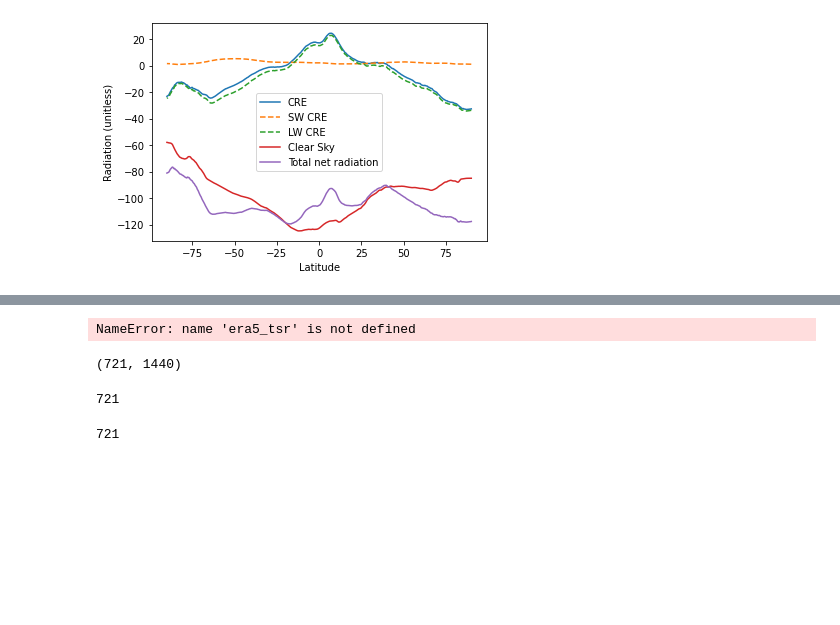
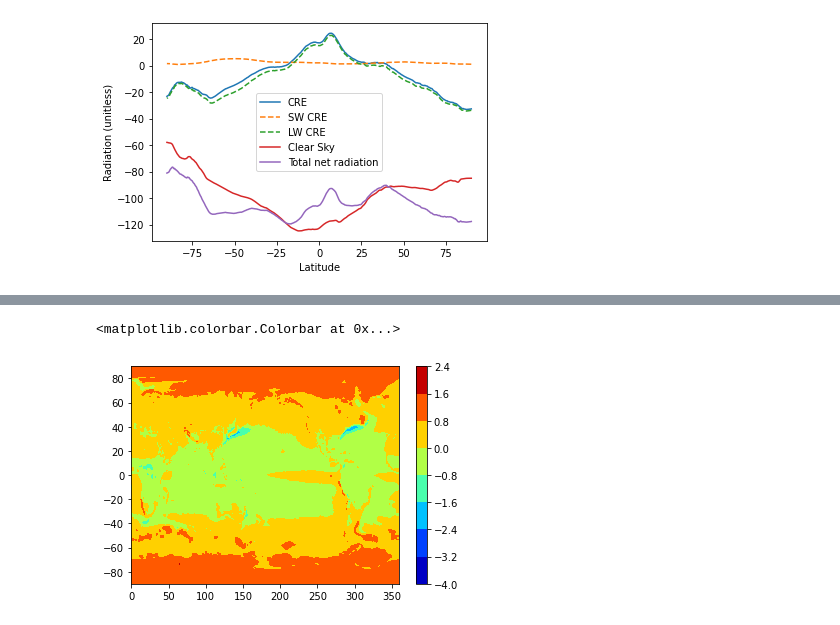
Before and after one commit to margueriti/rossbypalooza2022_CRE, a Jupyter notebook: test_liuxhy.ipynb, the cells around one changed output, grey strips where cells are left out. Drawn from its saved outputs; the diff is of its cells as text; code cells hidden in the pictures; blank space fills up the shorter version.

```diff
--- a/test_liuxhy.ipynb
+++ b/test_liuxhy.ipynb
@@ -123,5 +123,5 @@ plt.legend()
 # %%
 filesource = '/project2/rossby/group11/cc_1979_2021_mean.nc'
 with xr.open_dataset(filesource) as ds:
-    pressure_level = ds['level'].values
-    cloud_fraction = ds['cc'].values
+    ds['level'] = ds.level/1000
+    cloud_fraction = ds['cc']
@@ -129,35 +142,25 @@ with xr.open_dataset(filesource) as ds:
 filesource = '/project2/tas1/abacus/data1/tas/archive/Reanalysis/ERA5/era5_rad_1979_2020.nc'
 with xr.open_dataset(filesource) as ds:
     lat = ds['latitude'].values
-    era5_ssr = ds['ssr'].mean(['time']).values#incoming, from out, shortwave
-    era5_str = ds['str'].mean(['time']).values#incoming, from surface, longwave
-    era5_tsr = ds['tsr'].mean(['time']).values#outgoing, TOA, shortwave
-    era5_ttr = ds['ttr'].mean(['time']).values#outgoing, TOA, longwave/thermal
+    era5_ssr = ds['ssr'].mean(['time'])#incoming, from out, shortwave
+    era5_str = ds['str'].mean(['time'])#incoming, from surface, longwave
+    era5_tsr = ds['tsr'].mean(['time'])#outgoing, TOA, shortwave
+    era5_ttr = ds['ttr'].mean(['time'])#outgoing, TOA, longwave/thermal
 # %%
 filesource = '/project2/tas1/abacus/data1/tas/archive/Reanalysis/ERA5/era5_stf_1979_2020.nc'
 with xr.open_dataset(filesource) as ds:
     lat = ds['latitude'].values
     lon = ds['longitude'].values
-    era5_sshf = ds['sshf'].mean(['time']).values
-    era5_slhf = ds['slhf'].mean(['time']).values
+    era5_sshf = ds['sshf'].mean(['time'])
+    era5_slhf = ds['slhf'].mean(['time'])
 # %%
 tot_rad = (era5_tsr + era5_ttr - era5_ssr - era5_str)/86400
 era5_fa_wm2 = tot_rad - (era5_sshf + era5_slhf)/86400
 R1 = era5_fa_wm2/tot_rad
-import matplotlib.pyplot as plt
-plt.contourf(lon,lat,R1,vmin=-1,vmax=1)
-plt.colorbar()
-# %% [output]
-NameError: name 'era5_tsr' is not defined
-# %%
-np.shape(R1)
-# %% [output]
-(721, 1440)
-# %%
-np.size(lat)
-# %% [output]
-721
-# %%
-np.size(lon)
-# %% [output]
-721
+# %%
+import matplotlib.pyplot as plt
+plt.contourf(lon,lat,R1,cmap='jet')
+plt.colorbar()
+# %% [output]
+<matplotlib.colorbar.Colorbar at 0x...>
+[figure, added]
```
Also changed, not shown: parts of 9 cells of this notebook, 1 other file.
